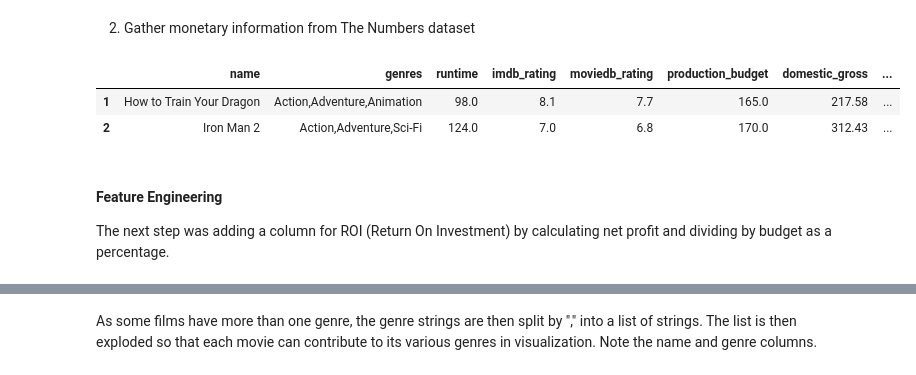
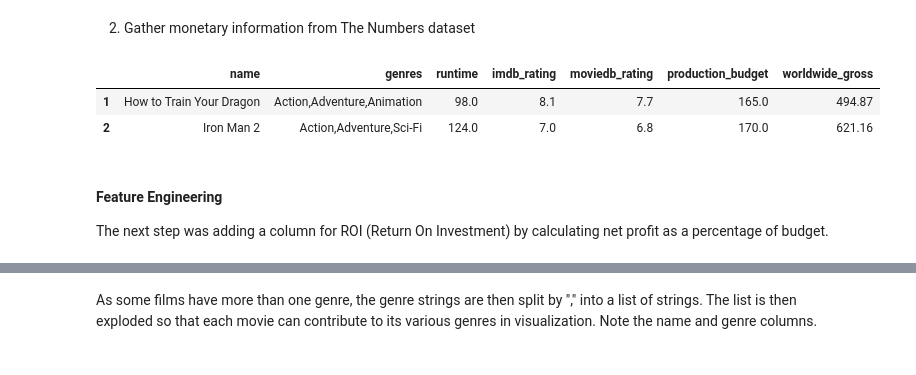
Before and after one commit to bizzfuzz/film-analysis-ms, a Jupyter notebook: film_analysis.ipynb, the cells around one changed output, grey strips where cells are left out. Saved outputs shown, nothing was run; the diff lists cells and outputs as text; code cells hidden in the pictures.

```diff
--- a/film_analysis.ipynb
+++ b/film_analysis.ipynb
@@ -230,35 +227,35 @@ Dataset Size:  13886
 # %%
 #removing "$" and commas from money strings and returning float conversion
 def str_to_float_in_m(column):
     converted = column.str.replace("$", "")
     converted = converted.str.replace(",", "")
     converted = in_millions(converted)
     return converted
 #converting money string to float in millions
 def in_millions(column):
     column = round(column.astype(float) / 1000000, 2)
     return column
 
 tn_budgets_df = load_tn()
 tn_budgets_df.domestic_gross = str_to_float_in_m(tn_budgets_df.domestic_gross)
 tn_budgets_df.worldwide_gross = str_to_float_in_m(tn_budgets_df.worldwide_gross)
 tn_budgets_df.production_budget = str_to_float_in_m(tn_budgets_df.production_budget)
 
 #load money values
 tn_budgets_df.rename(columns={"movie" : "name"}, inplace=True)
 combined_film_df = pd.merge(combined_film_df, tn_budgets_df, on = ["name"], how = "left")
-combined_film_df.drop(["id", "release_date"], axis=1, inplace=True)
+combined_film_df.drop(["id", "release_date", "domestic_gross"], axis=1, inplace=True)
 combined_film_df.dropna(inplace=True)
 
 remove_combined_duplicates()
 combined_film_df.head(2)
 # %% [output]
-|  | name | genres | runtime | imdb_rating | moviedb_rating | production_budget | domestic_gross | ... |
-| 1 | How to Train Your Dragon | Action,Adventure,Animation | 98.0 | 8.1 | 7.7 | 165.0 | 217.58 | ... |
-| 2 | Iron Man 2 | Action,Adventure,Sci-Fi | 124.0 | 7.0 | 6.8 | 170.0 | 312.43 | ... |
+|  | name | genres | runtime | imdb_rating | moviedb_rating | production_budget | worldwide_gross |
+| 1 | How to Train Your Dragon | Action,Adventure,Animation | 98.0 | 8.1 | 7.7 | 165.0 | 494.87 |
+| 2 | Iron Man 2 | Action,Adventure,Sci-Fi | 124.0 | 7.0 | 6.8 | 170.0 | 621.16 |
 # %% [markdown]
 #### Feature Engineering
-The next step was adding a column for ROI (Return On Investment) by calculating net profit and dividing by budget as a percentage.
+The next step was adding a column for ROI (Return On Investment) by calculating net profit as a percentage of budget.
 # %%
 print("Dataset Size: ",len(combined_film_df))
 #calculating return on investment (net profit / cost * 100)
```
Also changed, not shown: parts of 8 cells of this notebook, 7 other files.
